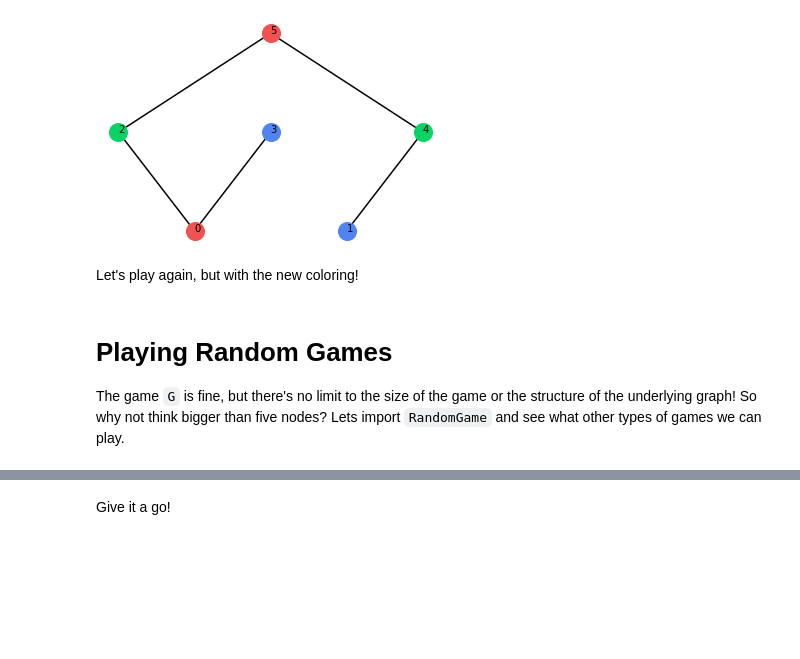
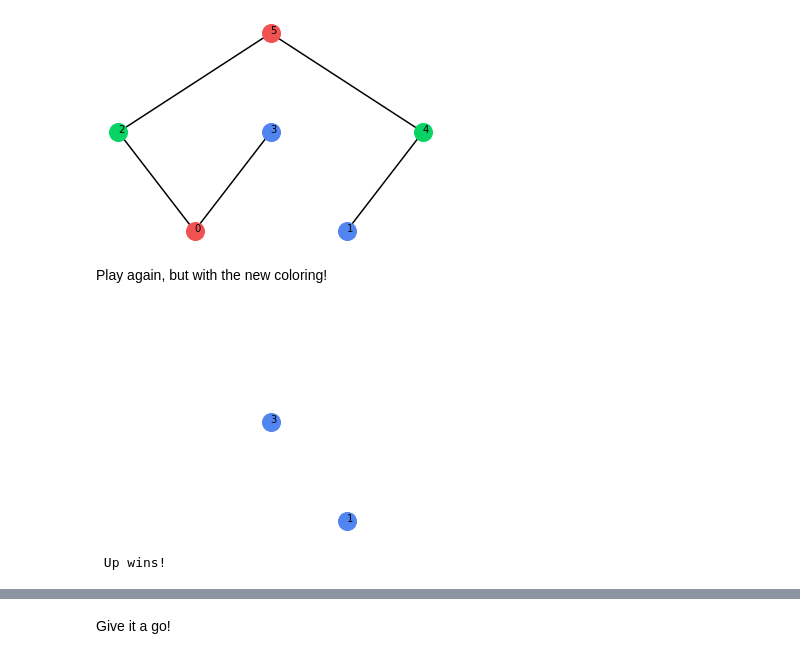
Before and after one commit to Upset-Downset/UpsetDownset, a Jupyter notebook: intro_to_upset_downset.ipynb, the cells around one changed output, grey strips where cells are left out. Drawn from its saved outputs; the diff is of its cells as text; code cells hidden in the pictures; blank space fills up the shorter version.

```diff
--- a/intro_to_upset_downset.ipynb
+++ b/intro_to_upset_downset.ipynb
@@ -42,14 +45,13 @@ Lets color the nodes in the game `G`. To do so, we only need to define a colorin
 # %%
 colors = {0:-1, 1:1, 2:0, 3:1, 4:0, 5:-1}
-G = UpDown(graph, colors)
-G.plot()
+rgbG = UpDown(graph, colors)
+rgbG.plot()
 # %% [output]
 [figure]
 # %% [markdown]
-Let's play again, but with the new coloring!
+Play again, but with the new coloring!
 # %%
-G.play()
+rgbG.play()
+# %% [output]
+[figure, added]
+ Up wins!
-# %% [markdown]
-# Playing Random Games
-
-The game `G` is fine, but there's no limit to the size of the game or the structure of the underlying graph! So why not think bigger than five nodes? Lets import `RandomGame`  and see what other types of games we can play.
```
Also changed, not shown: parts of 26 cells of this notebook, 1 other file.
